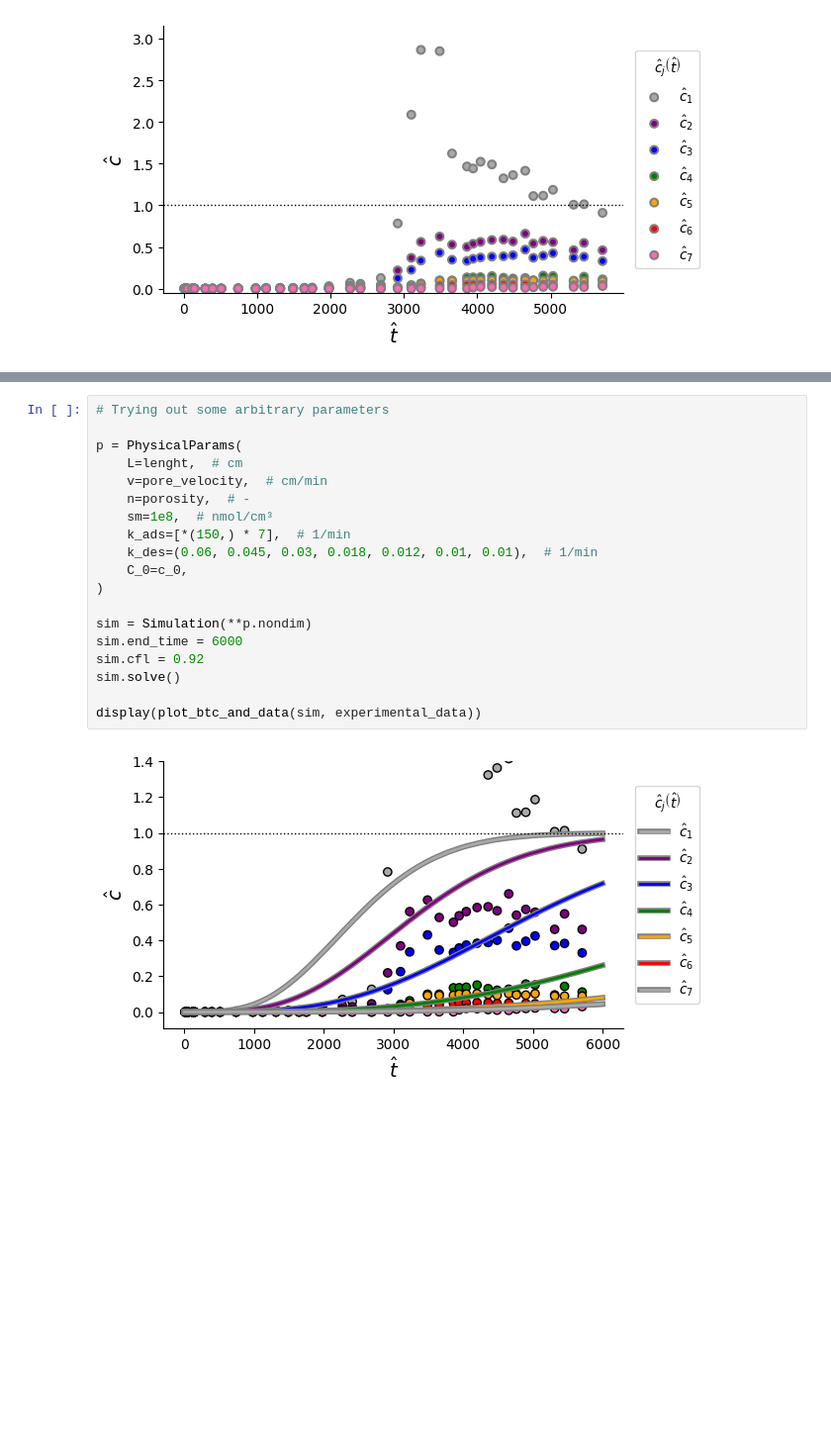
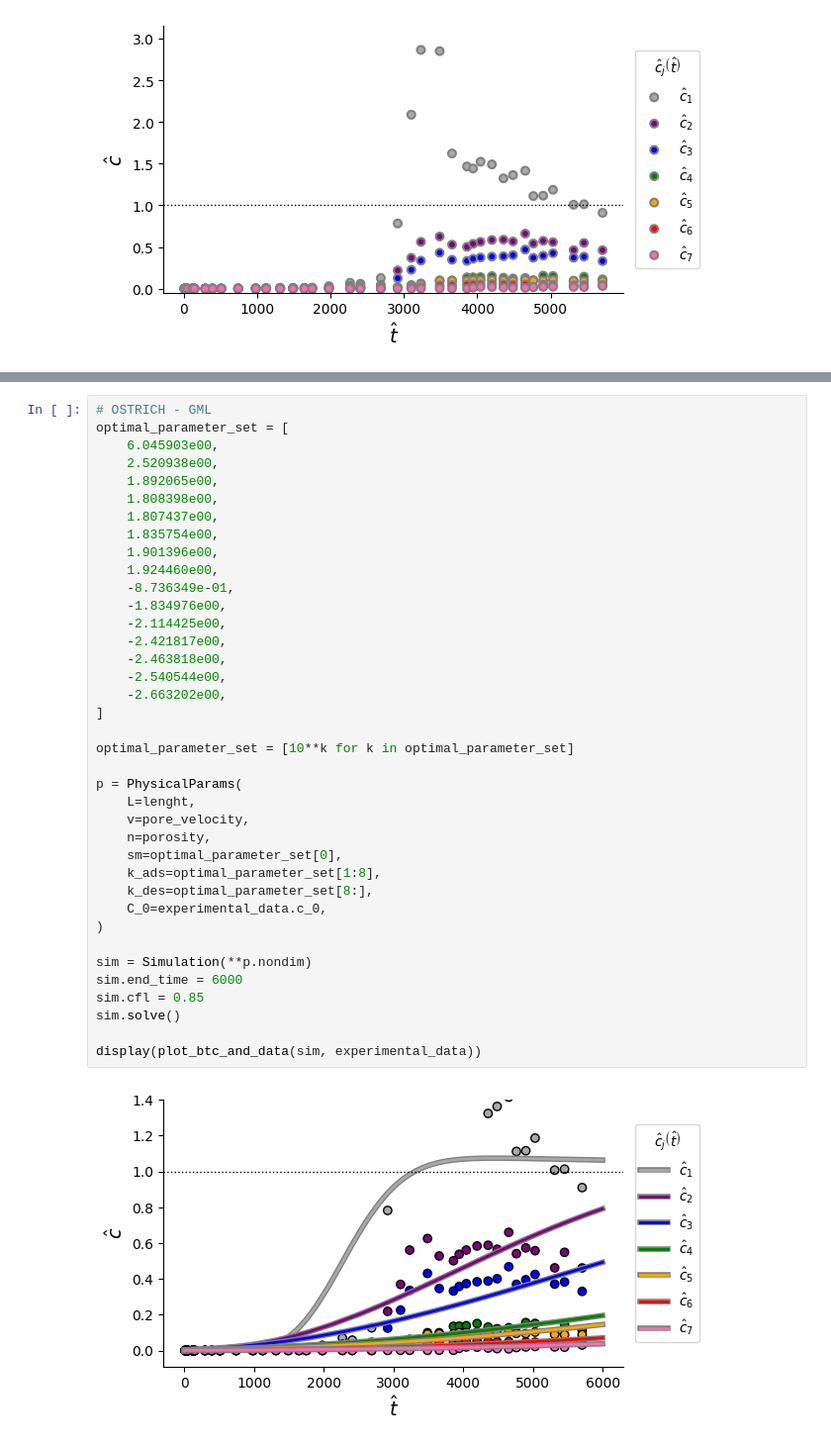
Before and after one commit to edsaac/cowerc-adsorption, a Jupyter notebook: notebooks/only_python/seven_contaminants(DI).ipynb, the cells around one changed output, grey strips where cells are left out. Shown at 99% size. Drawn from its saved outputs; the diff is of its cells as text; blank space fills up the shorter version.

```diff
--- a/notebooks/only_python/seven_contaminants(DI).ipynb
+++ b/notebooks/only_python/seven_contaminants(DI).ipynb
@@ -173,21 +173,40 @@ display(plot_btc_and_data(sim, experimental_data))
 # %%
-# Trying out some arbitrary parameters
+# OSTRICH - GML
+optimal_parameter_set = [
+    6.045903e00,
+    2.520938e00,
+    1.892065e00,
+    1.808398e00,
+    1.807437e00,
+    1.835754e00,
+    1.901396e00,
+    1.924460e00,
+    -8.736349e-01,
+    -1.834976e00,
+    -2.114425e00,
+    -2.421817e00,
+    -2.463818e00,
+    -2.540544e00,
+    -2.663202e00,
+]
+
+optimal_parameter_set = [10**k for k in optimal_parameter_set]
 
 p = PhysicalParams(
-    L=lenght,  # cm
-    v=pore_velocity,  # cm/min
-    n=porosity,  # -
-    sm=1e8,  # nmol/cm³
-    k_ads=[*(150,) * 7],  # 1/min
-    k_des=(0.06, 0.045, 0.03, 0.018, 0.012, 0.01, 0.01),  # 1/min
-    C_0=c_0,
+    L=lenght,
+    v=pore_velocity,
+    n=porosity,
+    sm=optimal_parameter_set[0],
+    k_ads=optimal_parameter_set[1:8],
+    k_des=optimal_parameter_set[8:],
+    C_0=experimental_data.c_0,
 )
 
 sim = Simulation(**p.nondim)
 sim.end_time = 6000
-sim.cfl = 0.92
+sim.cfl = 0.85
 sim.solve()
 
 display(plot_btc_and_data(sim, experimental_data))
 # %% [output]
-[figure, old version]
+[figure, new version]
```
Also changed, not shown: parts of 1 cell of this notebook, 28 other files.
